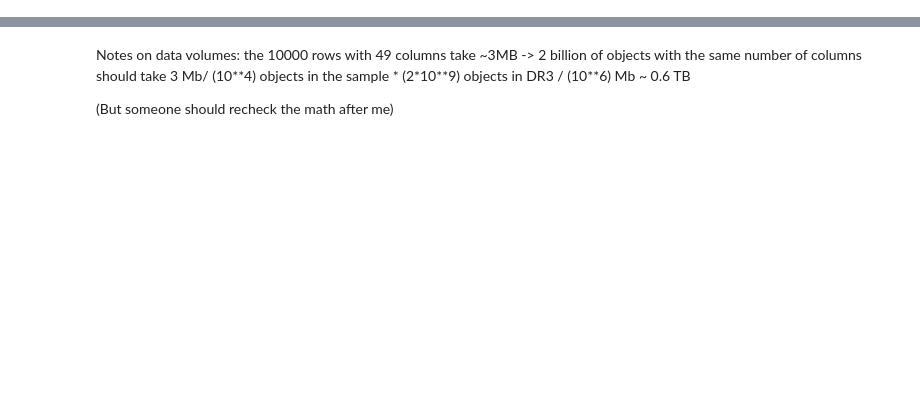
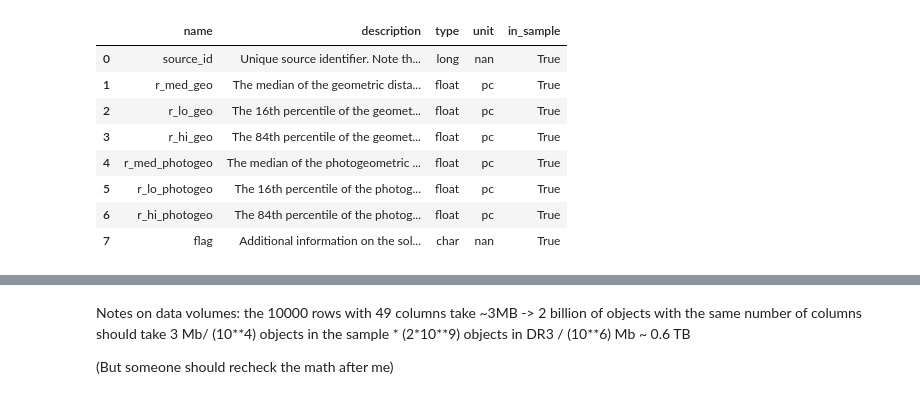
Before and after one commit to ShrRa/gaia_vis, a Jupyter notebook: 01_data_preparation/00_load_sample.ipynb, the cells around one changed output, grey strips where cells are left out. Saved outputs shown, nothing was run; the diff lists cells and outputs as text; code cells hidden in the pictures; blank space fills up the shorter version.

```diff
--- a/01_data_preparation/00_load_sample.ipynb
+++ b/01_data_preparation/00_load_sample.ipynb
@@ -62,0 +86,18 @@ columns_info[columns_info['in_sample']].style.set_properties(
+# %%
+columns_info_bj[columns_info_bj['in_sample']].style.set_properties(
+    **{
+        'inline-size': '500px',
+        'overflow-wrap': 'break-word',
+    },
+    subset='description'
+)
+# %% [output]
+|  | name | description | type | unit | in_sample |
+| 0 | source_id | Unique source identifier. Note th... | long | nan | True |
+| 1 | r_med_geo | The median of the geometric dista... | float | pc | True |
+| 2 | r_lo_geo | The 16th percentile of the geomet... | float | pc | True |
+| 3 | r_hi_geo | The 84th percentile of the geomet... | float | pc | True |
+| 4 | r_med_photogeo | The median of the photogeometric ... | float | pc | True |
+| 5 | r_lo_photogeo | The 16th percentile of the photog... | float | pc | True |
+| 6 | r_hi_photogeo | The 84th percentile of the photog... | float | pc | True |
+| 7 | flag | Additional information on the sol... | char | nan | True |
```
Also changed, not shown: parts of 11 cells of this notebook, 1 other file.
